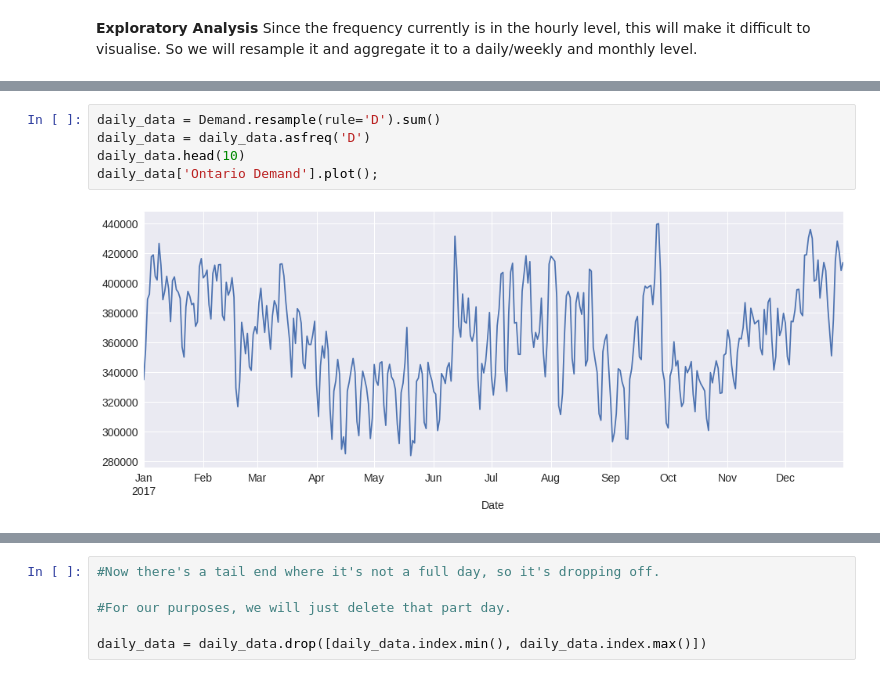
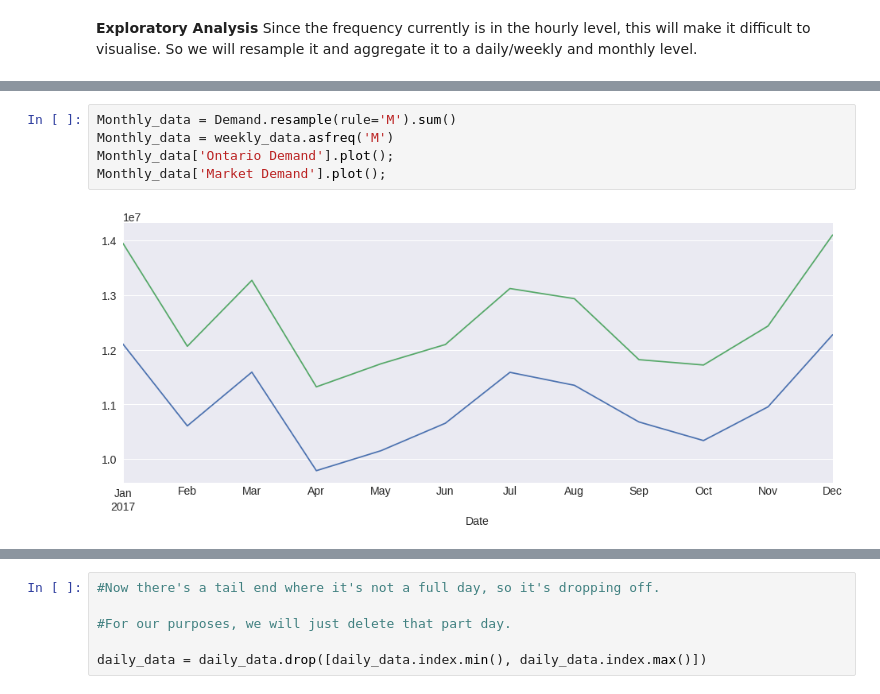
Before and after one commit to janosepah/ML_Project, a Jupyter notebook: Final_Project.ipynb, the cells around one changed output, grey strips where cells are left out. Saved outputs shown, nothing was run; the diff lists cells and outputs as text.

```diff
--- a/Final_Project.ipynb
+++ b/Final_Project.ipynb
@@ -204,7 +248,7 @@ plt.legend();
 # %%
-daily_data = Demand.resample(rule='D').sum()
-daily_data = daily_data.asfreq('D')
-daily_data.head(10)
-daily_data['Ontario Demand'].plot();
+Monthly_data = Demand.resample(rule='M').sum()
+Monthly_data = weekly_data.asfreq('M')
+Monthly_data['Ontario Demand'].plot();
+Monthly_data['Market Demand'].plot();
 # %% [output]
-[figure, old version]
+[figure, new version]
```
Also changed, not shown: parts of 14 cells of this notebook.
